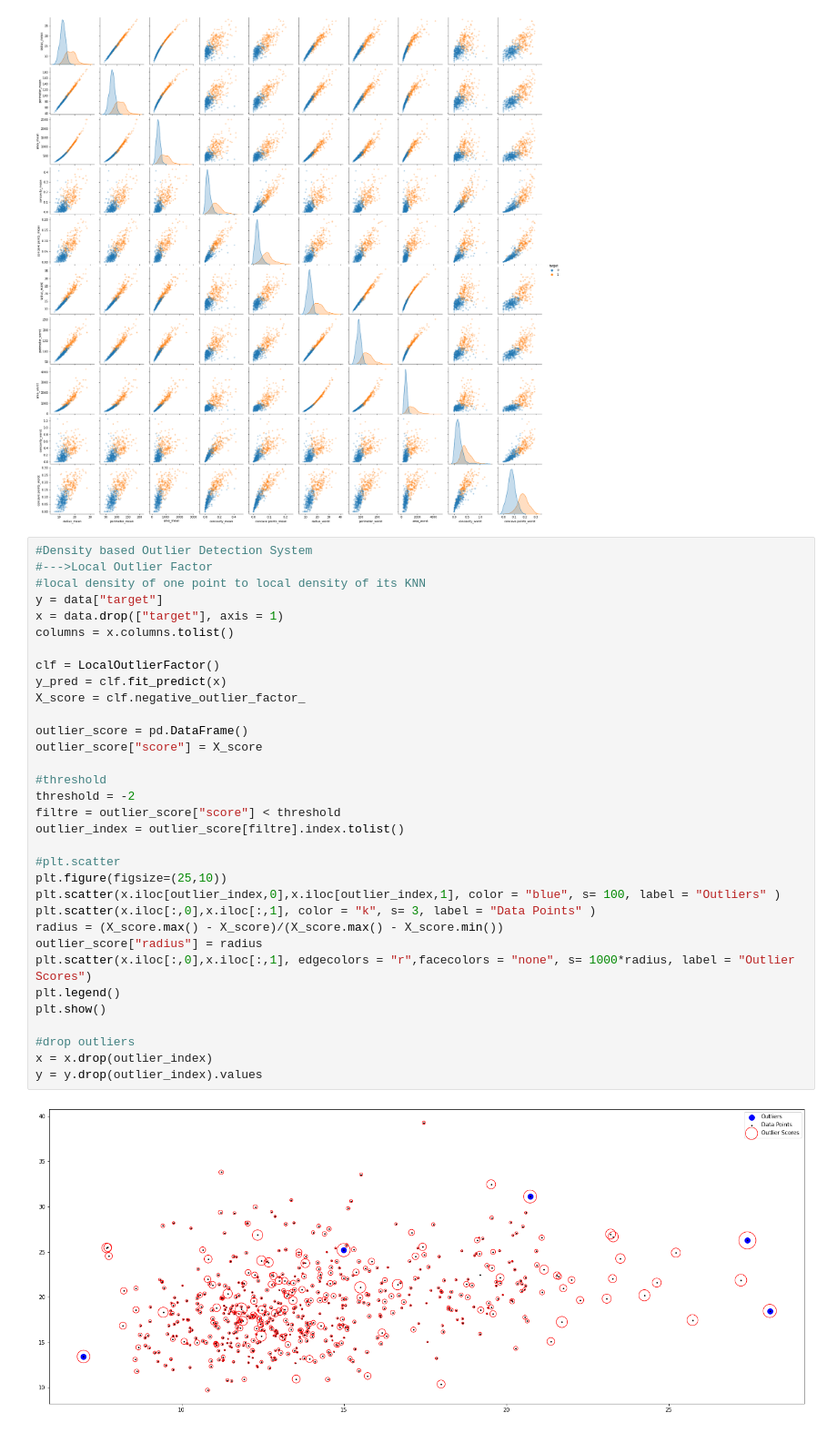
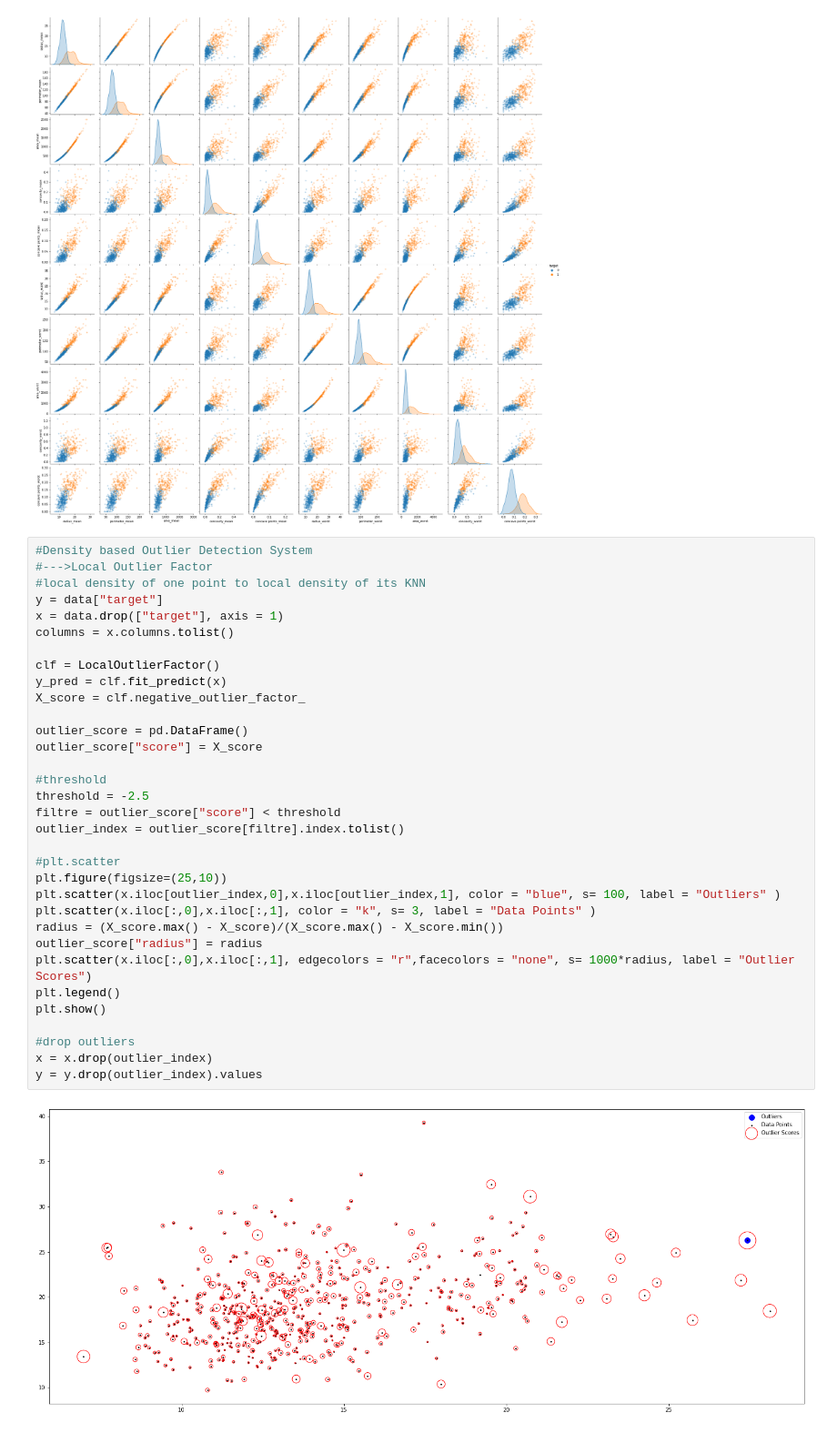
Before and after one commit to arslansevval/BreastCancerClassificationwithKNN, a Jupyter notebook: Breast_Cancer_Classification.ipynb, the cells around one changed output. Shown at 91% size. Drawn from its saved outputs; the diff is of its cells as text.

```diff
--- a/Breast_Cancer_Classification.ipynb
+++ b/Breast_Cancer_Classification.ipynb
@@ -158,34 +159,34 @@ plt.show()
 #local density of one point to local density of its KNN
 y = data["target"]
 x = data.drop(["target"], axis = 1)
 columns = x.columns.tolist()
 
 clf = LocalOutlierFactor()
 y_pred = clf.fit_predict(x)
 X_score = clf.negative_outlier_factor_
 
 outlier_score = pd.DataFrame()
 outlier_score["score"] = X_score
 
 #threshold
-threshold = -2
+threshold = -2.5
 filtre = outlier_score["score"] < threshold
 outlier_index = outlier_score[filtre].index.tolist()
 
 #plt.scatter
 plt.figure(figsize=(25,10))
 plt.scatter(x.iloc[outlier_index,0],x.iloc[outlier_index,1], color = "blue", s= 100, label = "Outliers" )
 plt.scatter(x.iloc[:,0],x.iloc[:,1], color = "k", s= 3, label = "Data Points" )
 radius = (X_score.max() - X_score)/(X_score.max() - X_score.min())
 outlier_score["radius"] = radius
 plt.scatter(x.iloc[:,0],x.iloc[:,1], edgecolors = "r",facecolors = "none", s= 1000*radius, label = "Outlier Scores")
 plt.legend()
 plt.show()
 
 #drop outliers
 x = x.drop(outlier_index)
 y = y.drop(outlier_index).values
 # %% [output]
-[figure, old version]
+[figure, new version]
 # %%
 #Train Test Split
```
Also changed, not shown: parts of 7 cells of this notebook.
